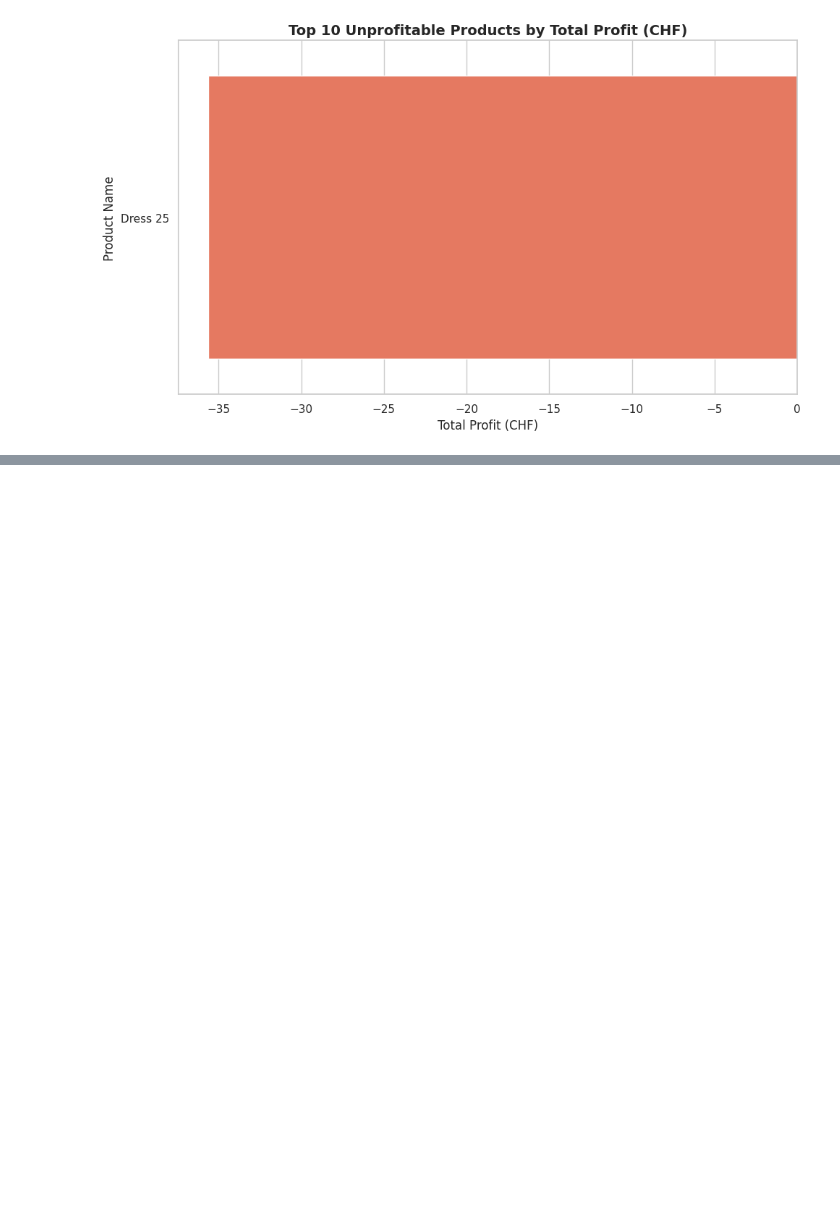
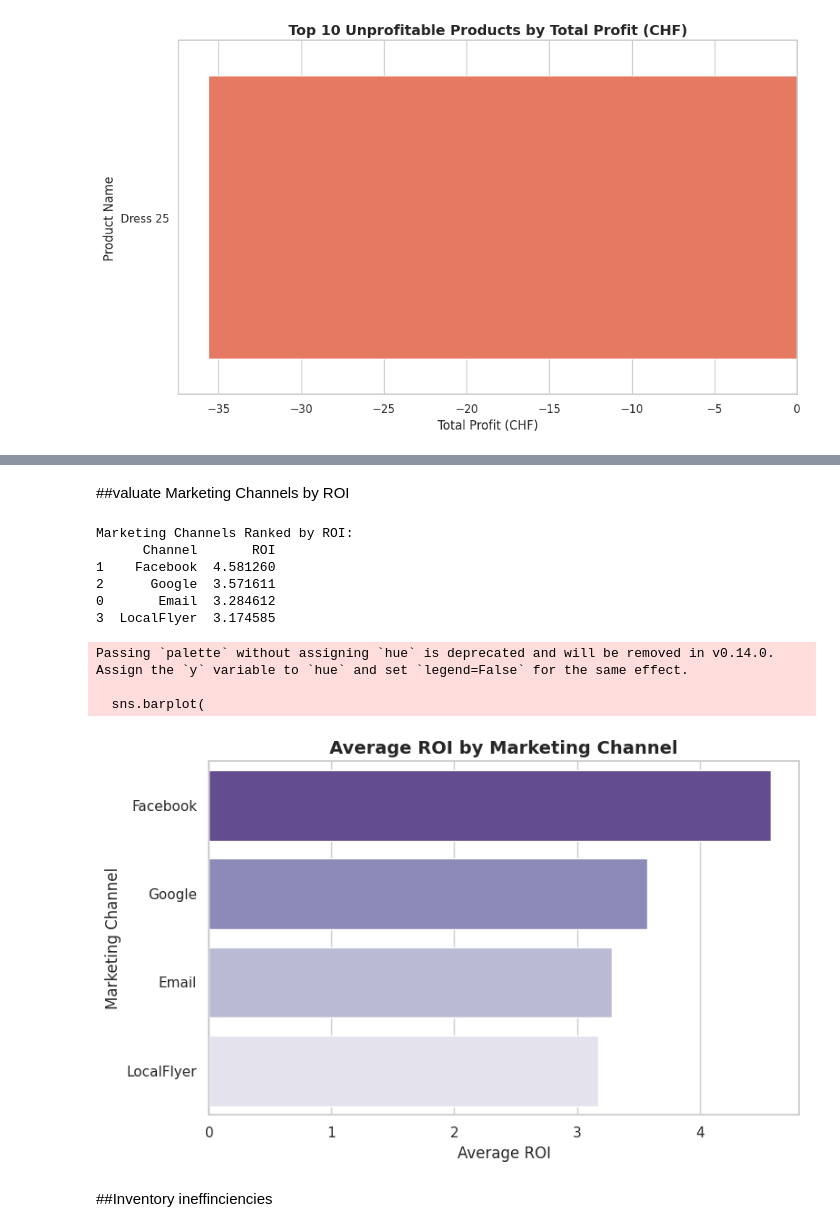
Before and after one commit to Mainabryan/-DropNet-Predicting-University-Dropout-Risk-in-Kenya, a Jupyter notebook: Swiss_clothing_brand.ipynb, the cells around one changed output, grey strips where cells are left out. Cells and saved outputs as stored; diff of their text form; code cells hidden in the pictures; blank space fills up the shorter version.

```diff
--- a/Swiss_clothing_brand.ipynb
+++ b/Swiss_clothing_brand.ipynb
@@ -952,0 +1084,38 @@ Passing `palette` without assigning `hue` is deprecated and will be removed in v
+# %% [markdown]
+##valuate Marketing Channels by ROI
+# %%
+# --- Calculate ROI (Return on Investment) per Channel ---
+marketing_table['ROI'] = marketing_table['Revenue_Generated_CHF'] / marketing_table['Budget_CHF']
+
+# --- Sort and visualize ---
+top_marketing_channels = marketing_table.groupby('Channel')['ROI'].mean().reset_index().sort_values('ROI', ascending=False)
+
+print("Marketing Channels Ranked by ROI:")
+print(top_marketing_channels)
+
+# --- Visualization ---
+plt.figure(figsize=(8, 5))
+sns.barplot(
+    x='ROI',
+    y='Channel',
+    data=top_marketing_channels,
+    palette='Purples_r'
+)
+plt.title('Average ROI by Marketing Channel', fontsize=14, weight='bold')
+plt.xlabel('Average ROI')
+plt.ylabel('Marketing Channel')
+plt.tight_layout()
+plt.show()
+# %% [output]
+Marketing Channels Ranked by ROI:
+      Channel       ROI
+1    Facebook  4.581260
+2      Google  3.571611
+0       Email  3.284612
+3  LocalFlyer  3.174585
+Passing `palette` without assigning `hue` is deprecated and will be removed in v0.14.0. Assign the `y` variable to `hue` and set `legend=False` for the same effect.
+
+  sns.barplot(
+[figure, added]
+# %% [markdown]
+##Inventory ineffinciencies
```
Also changed, not shown: parts of 15 cells of this notebook.
